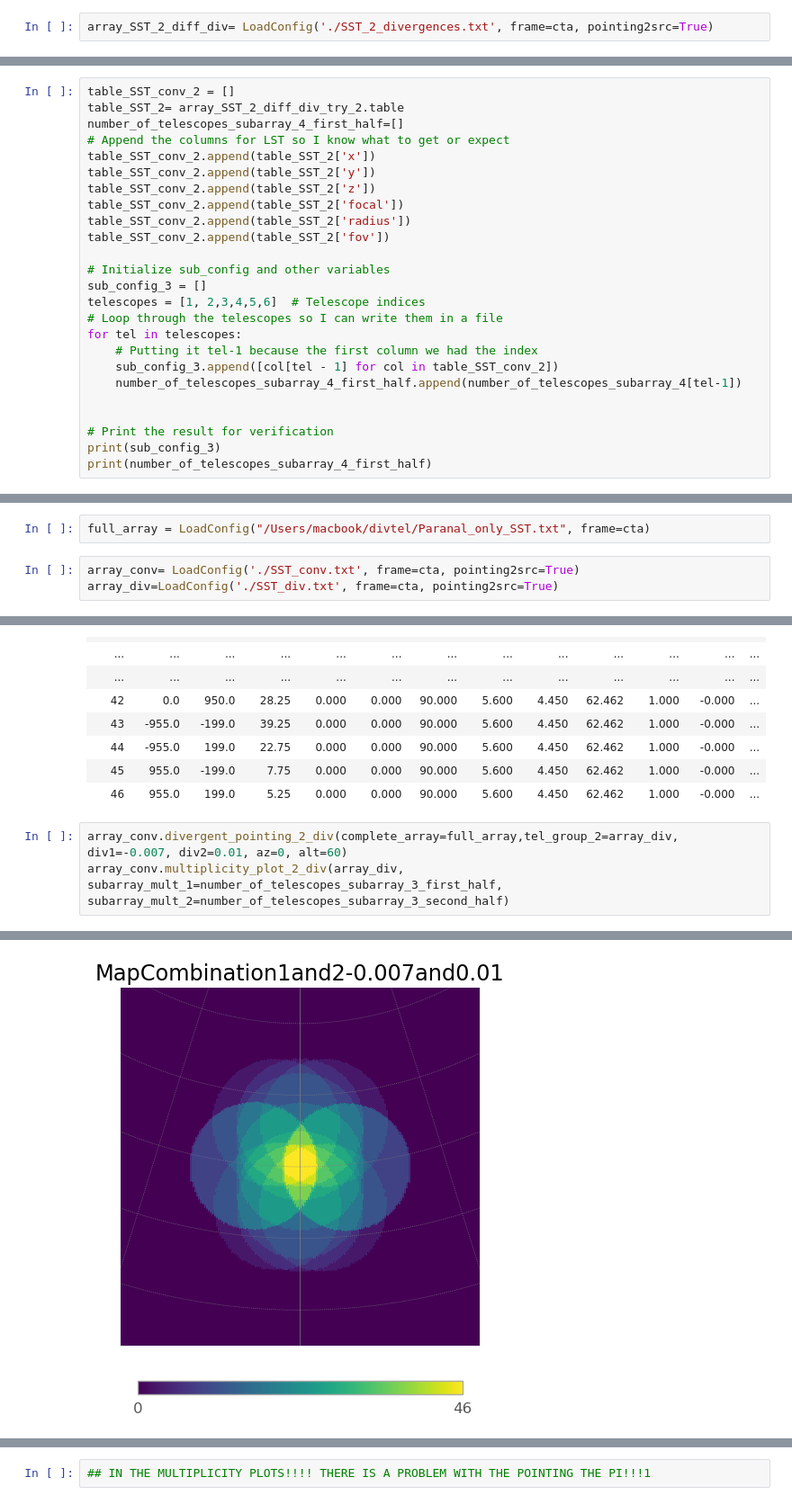
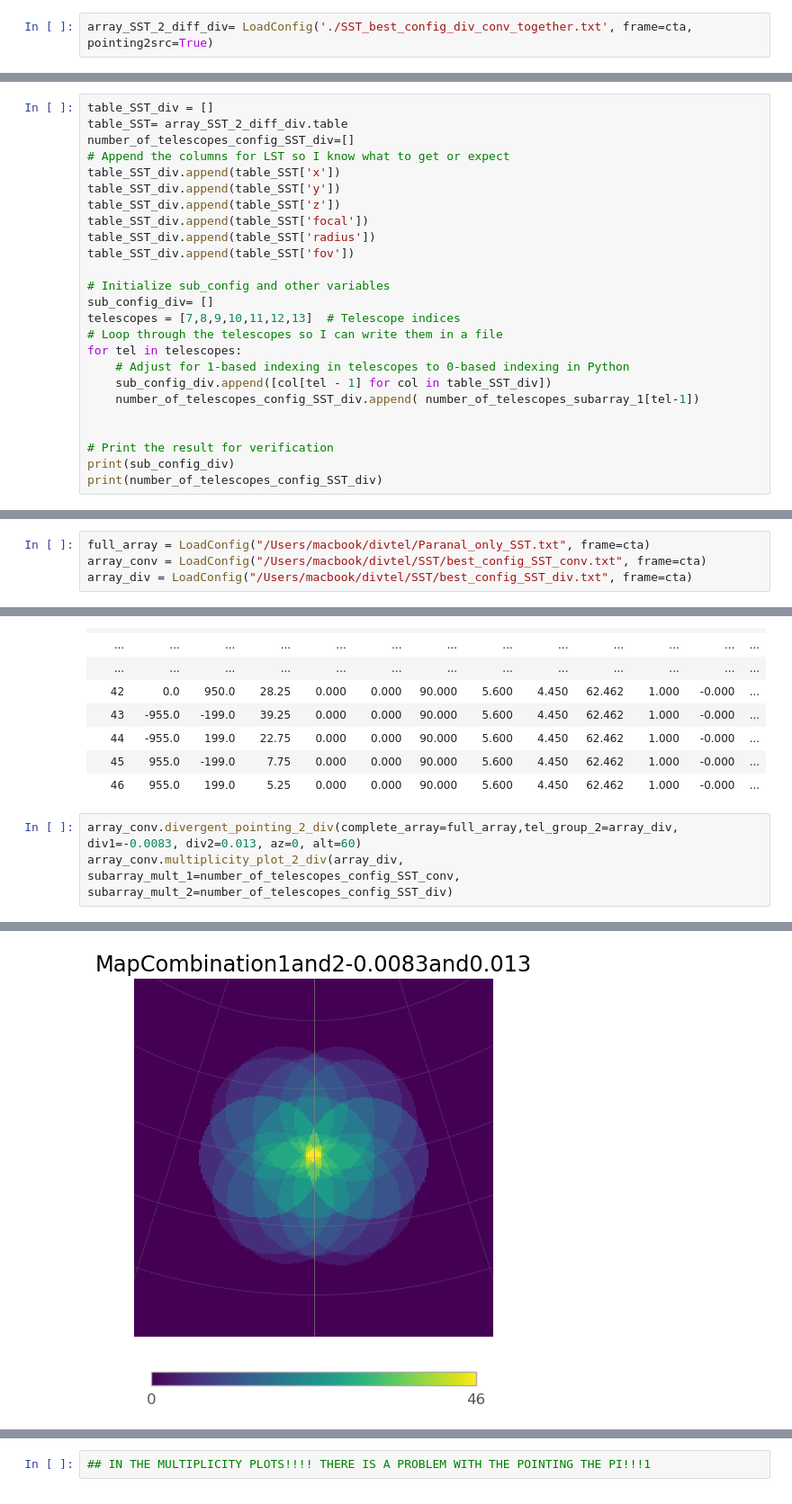
Before and after one commit to SamantaMorales/divtel, a Jupyter notebook: SST/BEST_SST_choosing_divergence_values.ipynb, the cells around one changed output, grey strips where cells are left out. Shown at 90% size. Saved outputs shown, nothing was run; the diff lists cells and outputs as text.

Commit message:
commititng finding the actual divergences

```diff
--- a/SST/BEST_SST_choosing_divergence_values.ipynb
+++ b/SST/BEST_SST_choosing_divergence_values.ipynb
@@ -389,4 +244,4 @@ number_of_telescopes_subarray_1
 # %% [markdown]
 SST configuration with two subarrays
 # %%
-array_SST_2_diff_div= LoadConfig('./SST_2_divergences.txt', frame=cta, pointing2src=True)
+array_SST_2_diff_div= LoadConfig('./SST_best_config_div_conv_together.txt', frame=cta, pointing2src=True)
@@ -462,28 +303,28 @@ print(number_of_telescopes_subarray_3_first_half)
 [[0.0, 816.83, 21.83, 5.6, 4.450000000000001, 62.46242685852285], [-840.0, 404.67, 16.75, 5.6, 4.450000000000001, 62.46242685852285], [-840.0, -404.67, 55.92, 5.6, 4.450000000000001, 62.46242685852285 ...
 [6, 3, 3, 6, 3, 3]
 # %%
-table_SST_conv_2 = []
-table_SST_2= array_SST_2_diff_div_try_2.table
-number_of_telescopes_subarray_4_first_half=[]
+table_SST_div = []
+table_SST= array_SST_2_diff_div.table
+number_of_telescopes_config_SST_div=[]
 # Append the columns for LST so I know what to get or expect
-table_SST_conv_2.append(table_SST_2['x'])
-table_SST_conv_2.append(table_SST_2['y'])
-table_SST_conv_2.append(table_SST_2['z'])
-table_SST_conv_2.append(table_SST_2['focal'])
-table_SST_conv_2.append(table_SST_2['radius'])
-table_SST_conv_2.append(table_SST_2['fov'])
+table_SST_div.append(table_SST['x'])
+table_SST_div.append(table_SST['y'])
+table_SST_div.append(table_SST['z'])
+table_SST_div.append(table_SST['focal'])
+table_SST_div.append(table_SST['radius'])
+table_SST_div.append(table_SST['fov'])
 
 # Initialize sub_config and other variables
-sub_config_3 = []
-telescopes = [1, 2,3,4,5,6]  # Telescope indices
+sub_config_div= []
+telescopes = [7,8,9,10,11,12,13]  # Telescope indices
 # Loop through the telescopes so I can write them in a file
 for tel in telescopes:
-    # Putting it tel-1 because the first column we had the index
-    sub_config_3.append([col[tel - 1] for col in table_SST_conv_2])
-    number_of_telescopes_subarray_4_first_half.append(number_of_telescopes_subarray_4[tel-1])
+    # Adjust for 1-based indexing in telescopes to 0-based indexing in Python
+    sub_config_div.append([col[tel - 1] for col in table_SST_div])
+    number_of_telescopes_config_SST_div.append( number_of_telescopes_subarray_1[tel-1])
 
 
 # Print the result for verification
-print(sub_config_3)
-print(number_of_telescopes_subarray_4_first_half)
+print(sub_config_div)
+print(number_of_telescopes_config_SST_div)
 # %% [output]
@@ -620,5 +375,4 @@ New telescope data has been written to ./SST_div_2.txt
 # %%
 full_array = LoadConfig("/Users/macbook/divtel/Paranal_only_SST.txt", frame=cta)
+array_conv = LoadConfig("/Users/macbook/divtel/SST/best_config_SST_conv.txt", frame=cta)
+array_div = LoadConfig("/Users/macbook/divtel/SST/best_config_SST_div.txt", frame=cta)
-# %%
-array_conv= LoadConfig('./SST_conv.txt', frame=cta, pointing2src=True)
-array_div=LoadConfig('./SST_div.txt', frame=cta, pointing2src=True)
@@ -679,8 +430,8 @@ Table length=46
 | 45 | 955.0 | -199.0 | 7.75 | 0.000 | 0.000 | 90.000 | 5.600 | 4.450 | 62.462 | 1.000 | -0.000 | ... |
 | 46 | 955.0 | 199.0 | 5.25 | 0.000 | 0.000 | 90.000 | 5.600 | 4.450 | 62.462 | 1.000 | -0.000 | ... |
 # %%
-array_conv.divergent_pointing_2_div(complete_array=full_array,tel_group_2=array_div, div1=-0.007, div2=0.01, az=0, alt=60)
-array_conv.multiplicity_plot_2_div(array_div, subarray_mult_1=number_of_telescopes_subarray_3_first_half, subarray_mult_2=number_of_telescopes_subarray_3_second_half)
+array_conv.divergent_pointing_2_div(complete_array=full_array,tel_group_2=array_div, div1=-0.0083, div2=0.013, az=0, alt=60)
+array_conv.multiplicity_plot_2_div(array_div, subarray_mult_1=number_of_telescopes_config_SST_conv, subarray_mult_2=number_of_telescopes_config_SST_div)
 # %% [output]
 the barycenter for the calculations[-0.73913043  0.         29.65217391]
 the barycenter for the calculations of the second divergence[-0.73913043  0.         29.65217391]
@@ -690 +441 @@ the barycenter for the calculations of the second divergence[-0.73913043  0.
-[figure, old version]
+[figure, new version]
```
Also changed, not shown: parts of 84 cells of this notebook, 4 other files.
